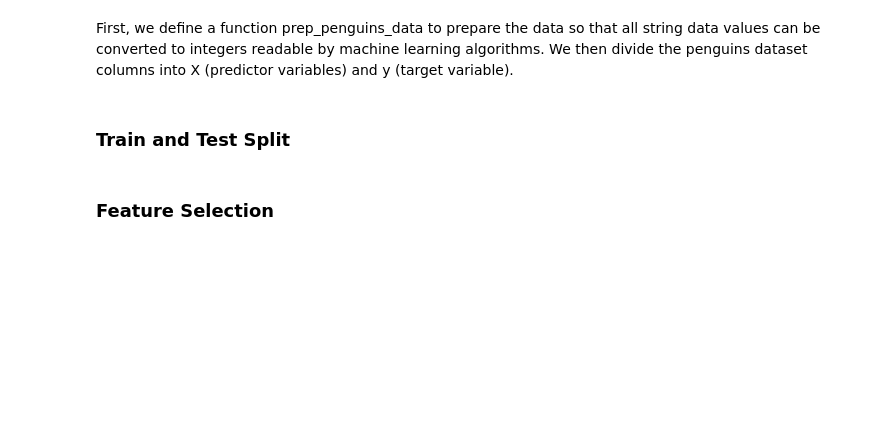
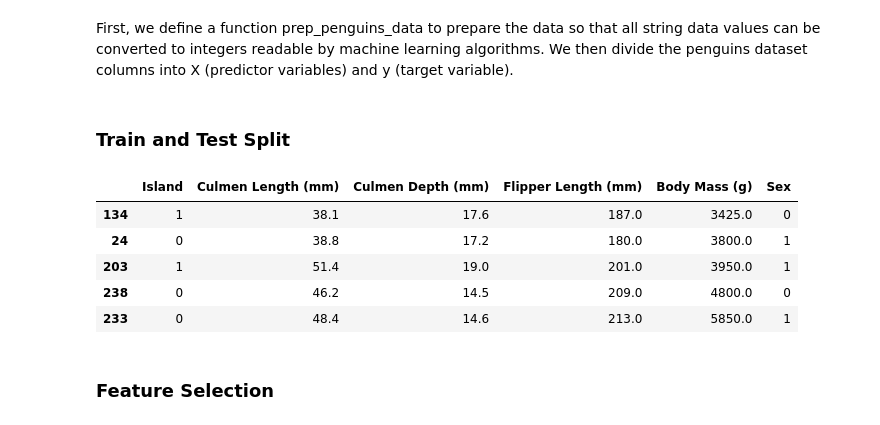
Before and after one commit to priyanshu-24-003/palmer-penguins-classification, a Jupyter notebook: experiments/penguins-classification.ipynb, the cells around one changed output. Drawn from its saved outputs; the diff is of its cells as text; code cells hidden in the pictures; blank space fills up the shorter version.

```diff
--- a/experiments/penguins-classification.ipynb
+++ b/experiments/penguins-classification.ipynb
@@ -351,11 +351,20 @@ def prep_penguins_data(data):
 # %%
 from sklearn.model_selection import train_test_split
 
 #Split penguins data into training data and testing data with a 70%/30% ratio, respectively
 train, test = train_test_split(penguins, test_size = 0.3)
 
 #Create predictor variables and target variable from training data using data preparation function
 X_train, y_train = prep_penguins_data(train)
+
+X_train.sample(5)
+# %% [output]
+|  | Island | Culmen Length (mm) | Culmen Depth (mm) | Flipper Length (mm) | Body Mass (g) | Sex |
+| 134 | 1 | 38.1 | 17.6 | 187.0 | 3425.0 | 0 |
+| 24 | 0 | 38.8 | 17.2 | 180.0 | 3800.0 | 1 |
+| 203 | 1 | 51.4 | 19.0 | 201.0 | 3950.0 | 1 |
+| 238 | 0 | 46.2 | 14.5 | 209.0 | 4800.0 | 0 |
+| 233 | 0 | 48.4 | 14.6 | 213.0 | 5850.0 | 1 |
 # %% [markdown]
 ### Feature Selection
 # %% [markdown]
```
Also changed, not shown: parts of 5 cells of this notebook, 4 other files.
